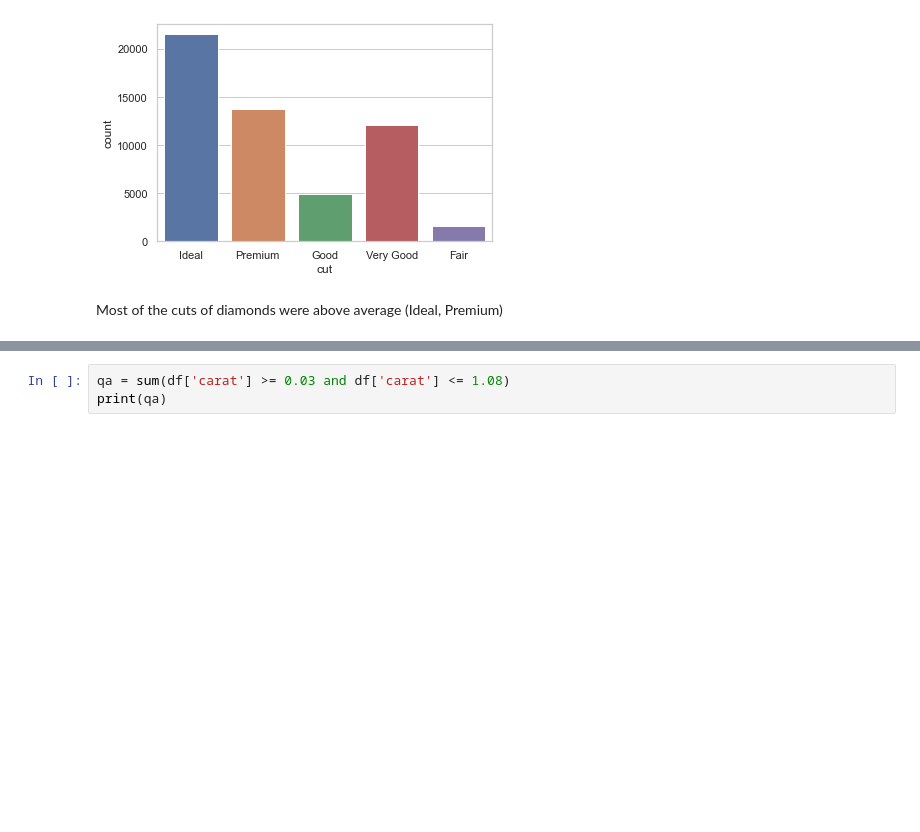
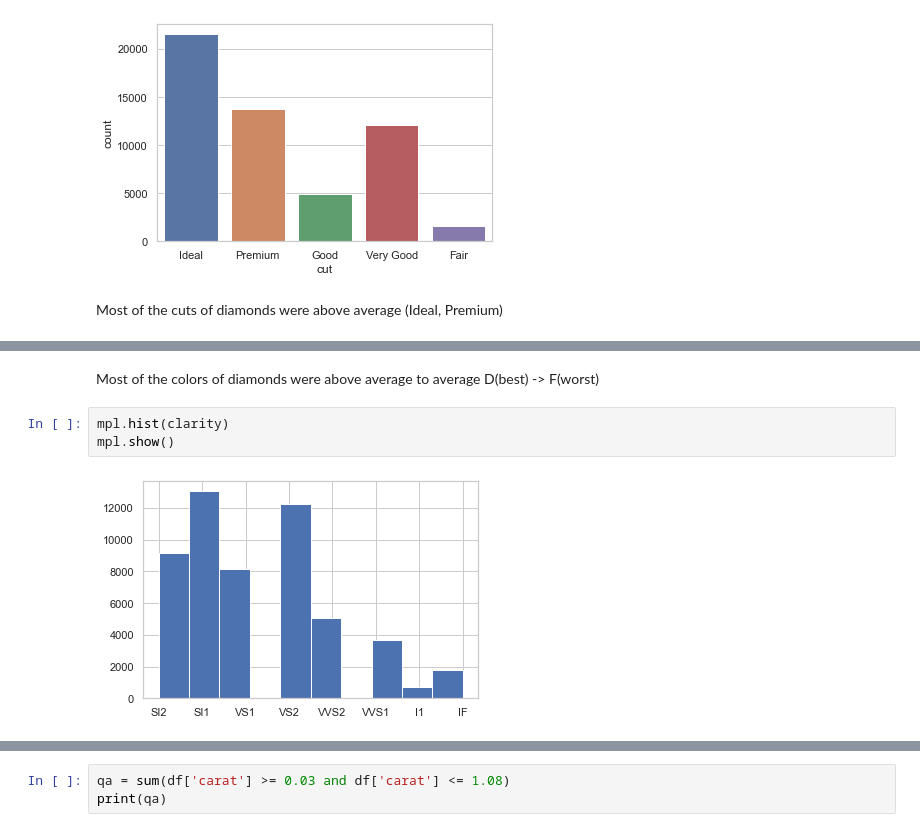
Before and after one commit to jonpb99/Data_Analytics_List_Comprehension, a Jupyter notebook: EDA/J_Bernard_Quiz1.ipynb, the cells around one changed output, grey strips where cells are left out. Drawn from its saved outputs; the diff is of its cells as text; blank space fills up the shorter version.

```diff
--- a/EDA/J_Bernard_Quiz1.ipynb
+++ b/EDA/J_Bernard_Quiz1.ipynb
@@ -144,0 +155,8 @@ Most of the cuts of diamonds were above average (Ideal, Premium)
+# %% [markdown]
+Most of the colors of diamonds were above average to average
+D(best) -> F(worst)
+# %%
+mpl.hist(clarity)
+mpl.show()
+# %% [output]
+[figure, added]
```
Also changed, not shown: parts of 4 cells of this notebook.
